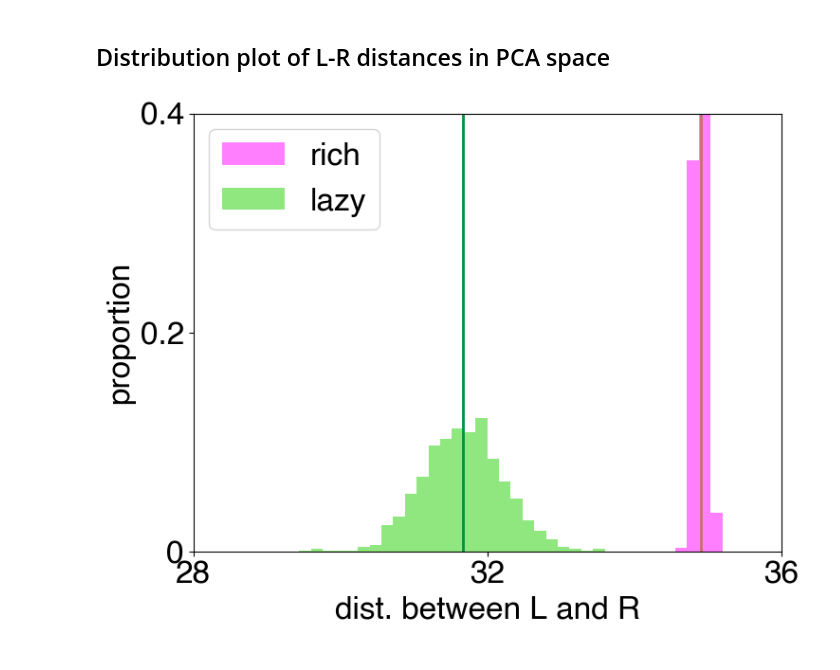
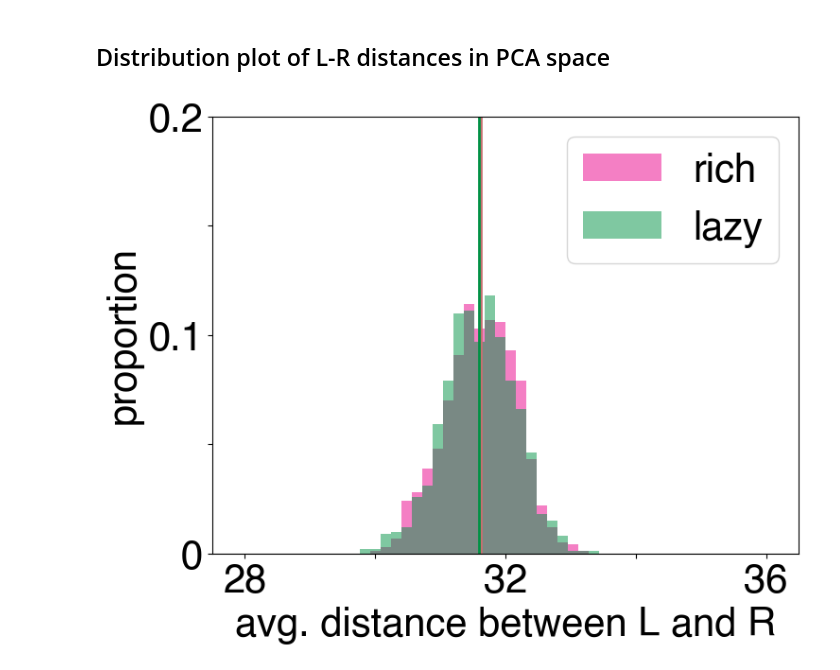
Before and after one commit to vandermeerlab/replay_task_rep, a Jupyter notebook: simulations/Fig3_splitting_sim.ipynb, the cells around one changed output. Cells and saved outputs as stored; diff of their text form; code cells hidden in the pictures.

```diff
--- a/simulations/Fig3_splitting_sim.ipynb
+++ b/simulations/Fig3_splitting_sim.ipynb
@@ -5,6 +5,8 @@
 import numpy as np
 from scipy import stats
 import torch
+torch.manual_seed(2024)
+
 from sklearn.decomposition import PCA
 from sklearn.pipeline import make_pipeline
 from sklearn.preprocessing import StandardScaler
@@ -13,13 +15,13 @@ from sklearn.metrics import pairwise_distances
 import matplotlib.pyplot as plt
 from mpl_toolkits.mplot3d import axes3d
 import matplotlib
-matplotlib.rcParams.update({'font.size': 24, 'font.family': 'Helvetica', 'text.usetex': False})
+matplotlib.rcParams.update({'font.size': 30, 'font.family': 'Helvetica', 'text.usetex': False})
 %matplotlib inline
 
 from utils.models import MLP
 from utils.trainer import train_MLP
 from utils.data import create_xor_dataset
-from utils.plotting import plot_var, plot_task_rep, get_task_color, plot_3d_embedding
+from utils.plotting import plot_var, plot_task_rep, plot_3d_embedding
 from utils.constants import COLORS
 
 import copy
@@ -214,27 +214,37 @@ for r_i in range(num_runs):
 # %%
 %matplotlib inline
 model_titles = ['rich', 'lazy']
 mean_colors = [COLORS['hidden_out'], COLORS['hidden_in']]
 num_bins = 50
 x_lim = [28, 36]
 
+late = False
+model_idx = [1, 3] if late else [0, 2]
 fig, axis = plt.subplots()
 fig.set_size_inches((8, 6))
-for i, m_i in enumerate([1, 3]):
+for i, m_i in enumerate(model_idx):
     title = model_titles[i]
     axis.hist(model_dist_LR[m_i, :], bins=np.arange(*x_lim, (x_lim[1]-x_lim[0]) / num_bins), label=title,
               color=COLORS[title], alpha=0.5, stacked=True)
     axis.axvline(x = np.mean(model_dist_LR[m_i, :]), color = mean_colors[i], linewidth=2)
 
 axis.legend()
-axis.set_xlabel('dist. between L and R')
+axis.set_xlabel('avg. distance between L and R')
 axis.set_ylabel('proportion')
-axis.set_xlim(28, 36)
-axis.set_ylim(0, 400)
-axis.set_xticks([28, 32, 36])
-axis.set_yticks([0, 200, 400])
-axis.set_yticklabels([0, 0.2, 0.4])
 
-# fig.savefig("late_rich_lazy_dist.svg")
+axis.set_xlim(27.5, 36.5)
+axis.set_xticks([28, 30, 32, 34, 36])
+axis.set_xticklabels([28, None, 32, None, 36])
+
+if late:
+    axis.set_ylim(0, 400)
+    axis.set_yticks([0, 100, 200, 300, 400])
+    axis.set_yticklabels([0, None, 0.2, None, 0.4])
+else:
+    axis.set_ylim(0, 200)
+    axis.set_yticks([0, 50, 100, 150, 200])
+    axis.set_yticklabels([0, None, 0.1, None, 0.2])
+
+# fig.savefig("early_rich_lazy_dist.svg")
 # %% [output]
-[figure, old version]
+[figure, new version]
```
Also changed, not shown: parts of 5 cells of this notebook, 4 other files.
